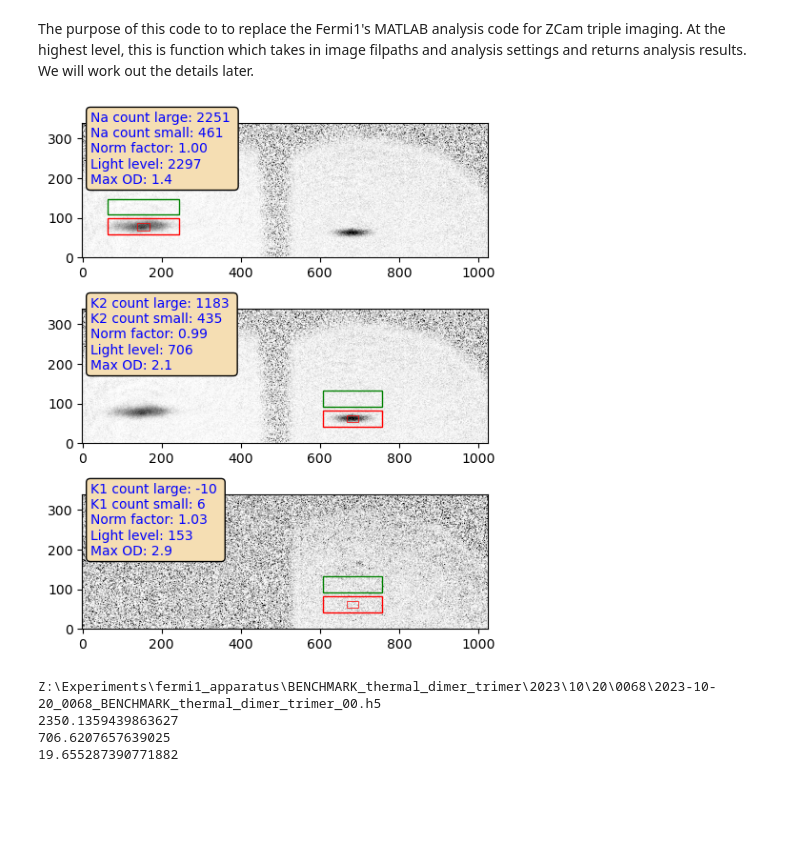
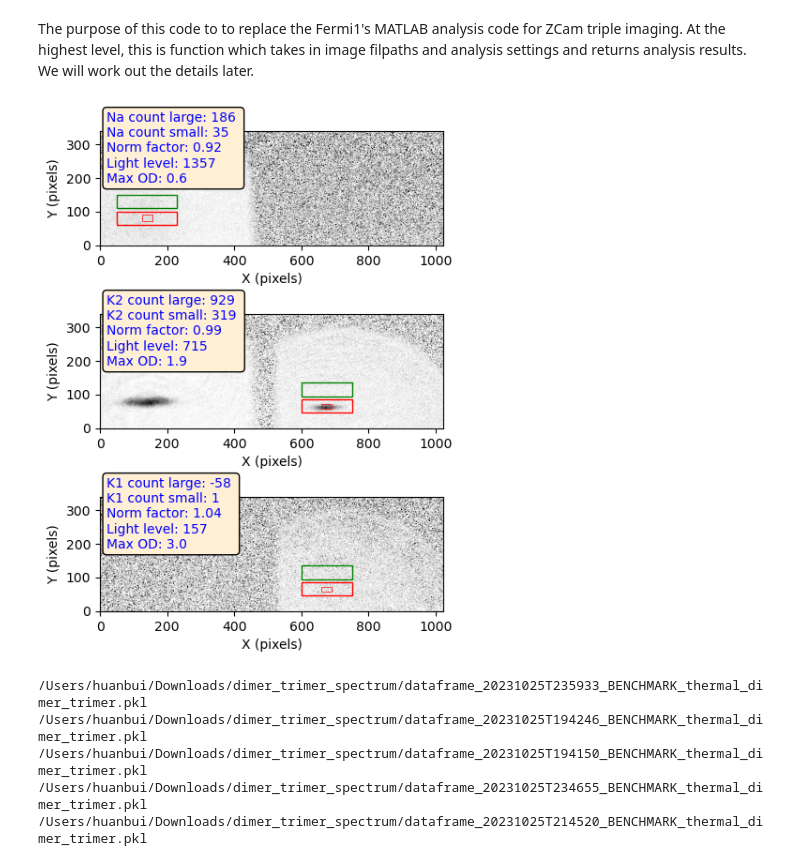
Before and after one commit to huanium/huanium, a Jupyter notebook: MIT_PhD/Fermi1/Fermi1 Calculator/Fermi1_Calculator_part_5_of_5.ipynb, the cells around one changed output. Drawn from its saved outputs; the diff is of its cells as text; code cells hidden in the pictures; blank space fills up the shorter version.

Commit message:
Fermi1 analysis code development 3

```diff
--- a/MIT_PhD/Fermi1/Fermi1 Calculator/Fermi1_Calculator_part_5_of_5.ipynb
+++ b/MIT_PhD/Fermi1/Fermi1 Calculator/Fermi1_Calculator_part_5_of_5.ipynb
@@ -332,12 +394,17 @@ def background_normalized_OD(frames, ROI, normbox):
 # %%
+# functions for center finding
 def gaussian_function(x, A, mu, sigma, offset):
     return A * np.exp(-(x - mu)**2 / (2 * sigma**2)) + offset
 
 def fit_gaussian_to_data(x, y):
     initial_guess = [2*(np.max(y) - np.min(y)), np.argmax(y) + np.min(x), (np.max(x) - np.min(x))/3, np.min(y)]
-    bounds = ((0, np.min(x), 0, 0),(np.inf,np.max(x), np.max(x), np.max(y)))
-    optimized_params, _ = curve_fit(gaussian_function, x, y, p0=initial_guess, bounds=bounds)
-    return tuple(optimized_params)
+    try:
+        bounds = ((0, np.min(x), 0, 0),(np.inf,np.max(x), np.max(x), np.max(y)))
+        optimized_params, _ = curve_fit(gaussian_function, x, y, p0=initial_guess, bounds=bounds)
+        return tuple(optimized_params)
+    except Exception as e:
+        print(f"Fit failed with error: {str(e)}. Returning initial guess")
+        return tuple(initial_guess)
 
 def autocenter_from_search_ROI(frames, search_ROI, search_mode = 'gaussian'):
     xcenter = round( (search_ROI[0] + search_ROI[1])/2)
@@ -470,27 +597,21 @@ def zcam_triple_image_analysis(filepath_Na, filepath_K2, filepath_K1, autocenter
     return res
 # %%
 # sample h5_path:
-h5_path = "/Volumes/Fermi1/Experiments/fermi1_apparatus/BENCHMARK_thermal_dimer_trimer/2023/10/20/0068/2023-10-20_0068_BENCHMARK_thermal_dimer_trimer_01.h5"
+h5_path = "/Volumes/Fermi1/Experiments/fermi1_apparatus/BENCHMARK_thermal_dimer_trimer/2023/10/20/0068/2023-10-20_0068_BENCHMARK_thermal_dimer_trimer_00.h5"
 analysis_settings_path = os.path.dirname(h5_path) + '/getTripleImagingZcamAnalysis_2021_last_settings.pkl'
 # get image from h5_path:
 image_paths = get_image_paths(h5_path)
 # get frames from one .spe image:
 frames = get_frames_from_absorption_image_path(image_paths[1])
 # get analysis settings from analysis settings path:
 analysis_settings = get_analysis_settings(analysis_settings_path)
 # get analysis results
-result_dict = zcam_triple_image_analysis(filepath_Na=image_paths[1], filepath_K2=image_paths[1], filepath_K1=image_paths[2], autocenter=True, center_search_mode='gaussian')
+result_dict = zcam_triple_image_analysis(filepath_Na=image_paths[0], # 2
+                                         filepath_K2=image_paths[1], # 0
+                                         filepath_K1=image_paths[2], # 1
+                                         auto_center=False,
+                                         center_search_mode=None,
+                                         plot_summary_fig = True,
+                                         plot_line_OD = False)
 # %% [output]
-[figure, old version]
+[figure, new version]
-# %%
-with open('/Users/huanbui/Desktop/Repositories/huanium/MIT_PhD/Fermi1/data/2023/Oct/dimerTrimer101G_2Vmxr_100msBlackman_ODTTrunc_1_NaF2/dataframe_20231020T180708_BENCHMARK_thermal_dimer_trimer.pkl', 'rb') as f:
-    df = pickle.load(f)
-print(df['filepath'][73])
-print(df['zcam_triple_analysis']['Na_NcntLarge'][73])
-print(df['zcam_triple_analysis']['K2_NcntLarge'][73])
-print(df['zcam_triple_analysis']['K1_NcntLarge'][73])
-# %% [output]
-Z:\Experiments\fermi1_apparatus\BENCHMARK_thermal_dimer_trimer\2023\10\20\0068\2023-10-20_0068_BENCHMARK_thermal_dimer_trimer_00.h5
-2350.1359439863627
-706.6207657639025
-19.655287390771882
@@ -496,0 +660,8 @@ Z:\Experiments\fermi1_apparatus\BENCHMARK_thermal_dimer_trimer\2023\10\20\0068\2
+# %%
+aggregated_results_df = aggregate_df_to_analysis_df(folder_of_dfs='/Users/huanbui/Downloads/dimer_trimer_spectrum')
+# %% [output]
+/Users/huanbui/Downloads/dimer_trimer_spectrum/dataframe_20231025T235933_BENCHMARK_thermal_dimer_trimer.pkl
+/Users/huanbui/Downloads/dimer_trimer_spectrum/dataframe_20231025T194246_BENCHMARK_thermal_dimer_trimer.pkl
+/Users/huanbui/Downloads/dimer_trimer_spectrum/dataframe_20231025T194150_BENCHMARK_thermal_dimer_trimer.pkl
+/Users/huanbui/Downloads/dimer_trimer_spectrum/dataframe_20231025T234655_BENCHMARK_thermal_dimer_trimer.pkl
+/Users/huanbui/Downloads/dimer_trimer_spectrum/dataframe_20231025T214520_BENCHMARK_thermal_dimer_trimer.pkl
```
Also changed, not shown: parts of 19 cells of this notebook, 10 other files.
